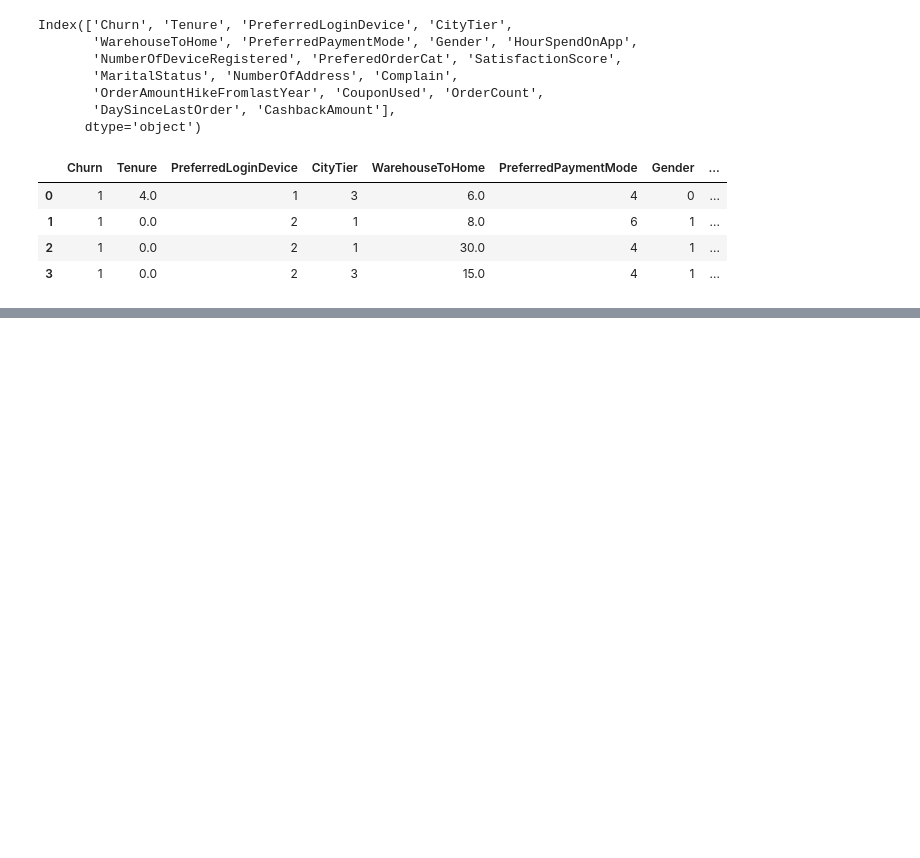
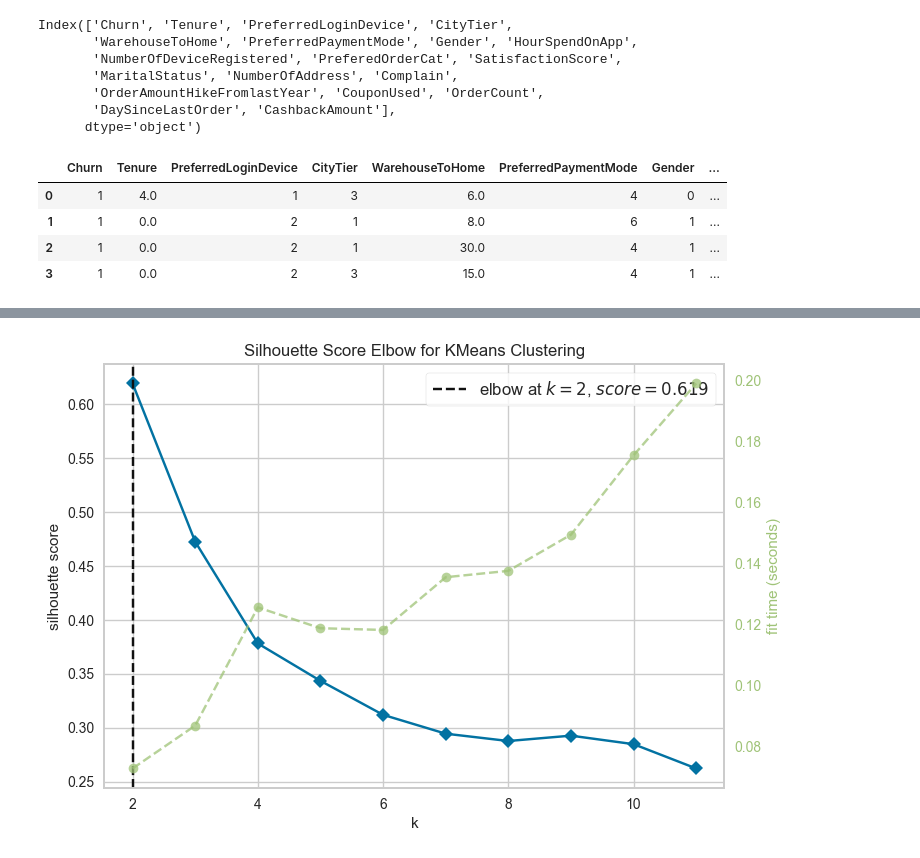
Before and after one commit to TeodoraSekulic/MASINSKO-projekat2, a Jupyter notebook: p2.ipynb, the cells around one changed output, grey strips where cells are left out. Cells and saved outputs as stored; diff of their text form; code cells hidden in the pictures; blank space fills up the shorter version.

```diff
--- a/p2.ipynb
+++ b/p2.ipynb
@@ -318,0 +385,4 @@ plt.show()
+# %%
+elbowSil(df)
+# %% [output]
+[figure, added]
```
Also changed, not shown: parts of 32 cells of this notebook.
